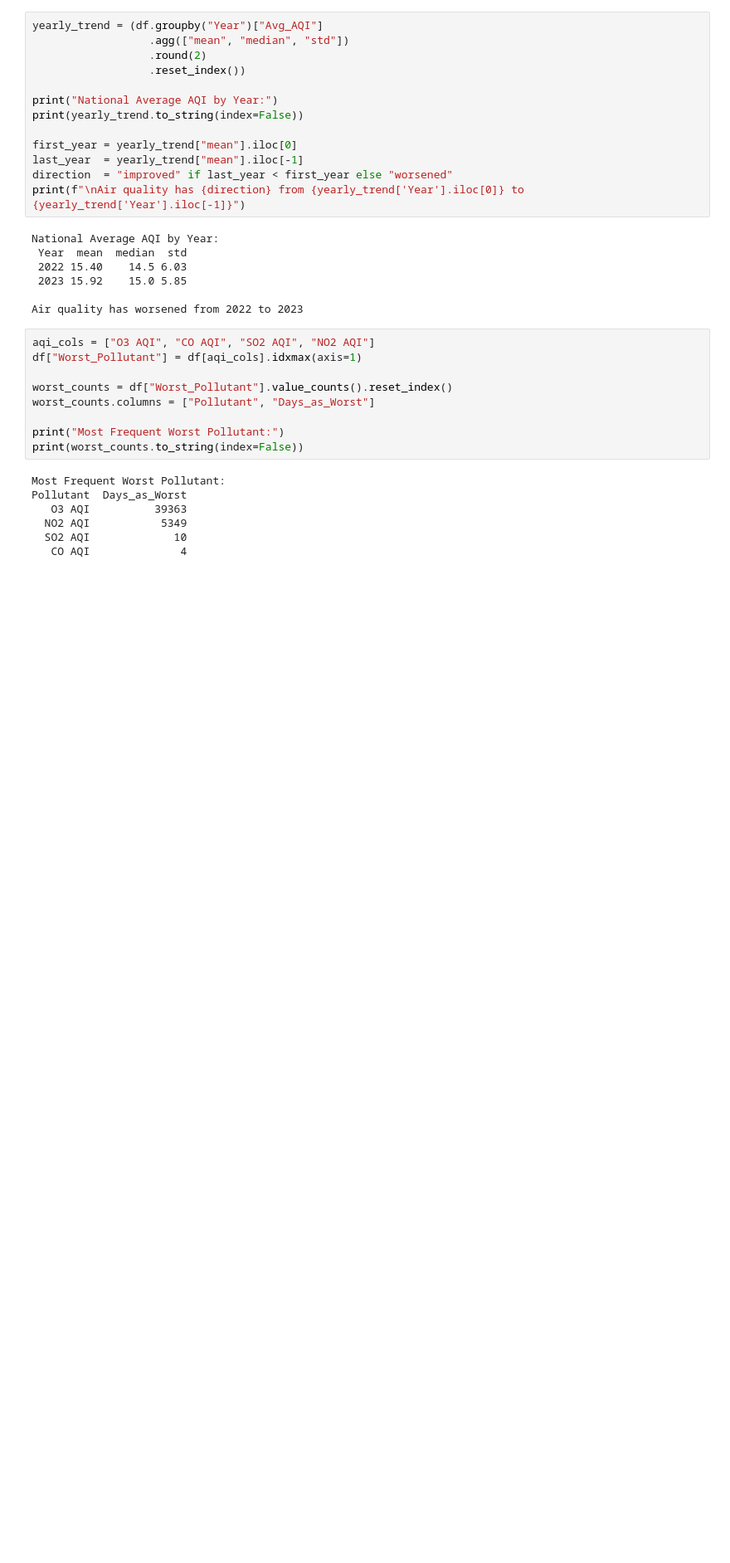
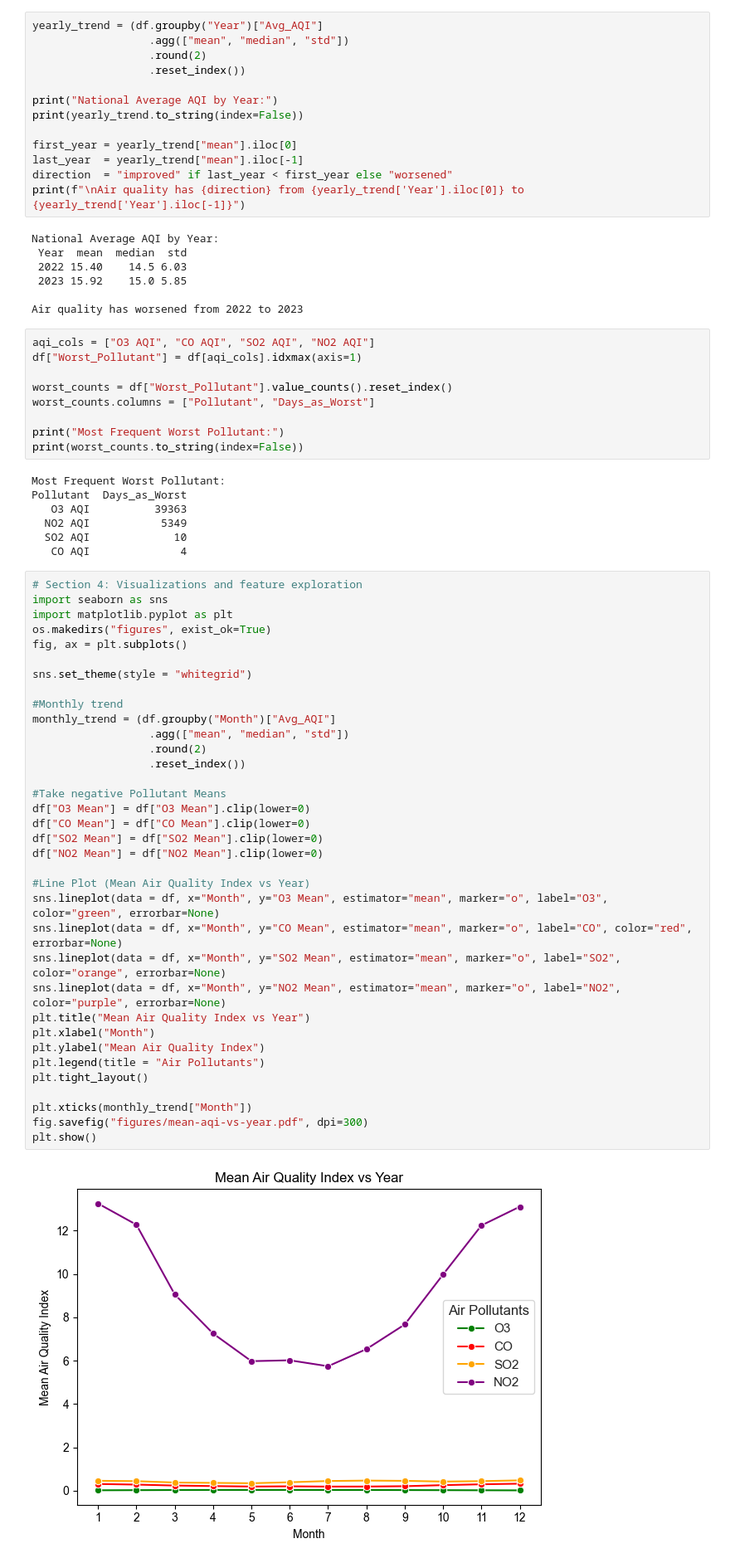
Before and after one commit to sofiabernal5/python-project-group3, a Jupyter notebook: analysis.ipynb, the cells around one changed output. Shown at 83% size. Drawn from its saved outputs; the diff is of its cells as text; blank space fills up the shorter version.

Commit message:
Adds section 4 visualization with figures

```diff
--- a/analysis.ipynb
+++ b/analysis.ipynb
@@ -379,3 +378,40 @@ Pollutant  Days_as_Worst
   NO2 AQI           5349
   SO2 AQI             10
    CO AQI              4
+# %%
+# Section 4: Visualizations and feature exploration
+import seaborn as sns
+import matplotlib.pyplot as plt
+os.makedirs("figures", exist_ok=True)
+fig, ax = plt.subplots()
+
+sns.set_theme(style = "whitegrid")
+
+#Monthly trend
+monthly_trend = (df.groupby("Month")["Avg_AQI"]
+                  .agg(["mean", "median", "std"])
+                  .round(2)
+                  .reset_index())
+
+#Take negative Pollutant Means
+df["O3 Mean"] = df["O3 Mean"].clip(lower=0)
+df["CO Mean"] = df["CO Mean"].clip(lower=0)
+df["SO2 Mean"] = df["SO2 Mean"].clip(lower=0)
+df["NO2 Mean"] = df["NO2 Mean"].clip(lower=0)
+
+#Line Plot (Mean Air Quality Index vs Year)
+sns.lineplot(data = df, x="Month", y="O3 Mean", estimator="mean", marker="o", label="O3", color="green", errorbar=None)
+sns.lineplot(data = df, x="Month", y="CO Mean", estimator="mean", marker="o", label="CO", color="red", errorbar=None)
+sns.lineplot(data = df, x="Month", y="SO2 Mean", estimator="mean", marker="o", label="SO2", color="orange", errorbar=None)
+sns.lineplot(data = df, x="Month", y="NO2 Mean", estimator="mean", marker="o", label="NO2", color="purple", errorbar=None)
+plt.title("Mean Air Quality Index vs Year")
+plt.xlabel("Month")
+plt.ylabel("Mean Air Quality Index")
+plt.legend(title = "Air Pollutants")
+plt.tight_layout()
+
+plt.xticks(monthly_trend["Month"])
+fig.savefig("figures/mean-aqi-vs-year.pdf", dpi=300)
+plt.show()
+# %% [output]
+[figure, added]
```
Also changed, not shown: parts of 9 cells of this notebook, 8 other files.
